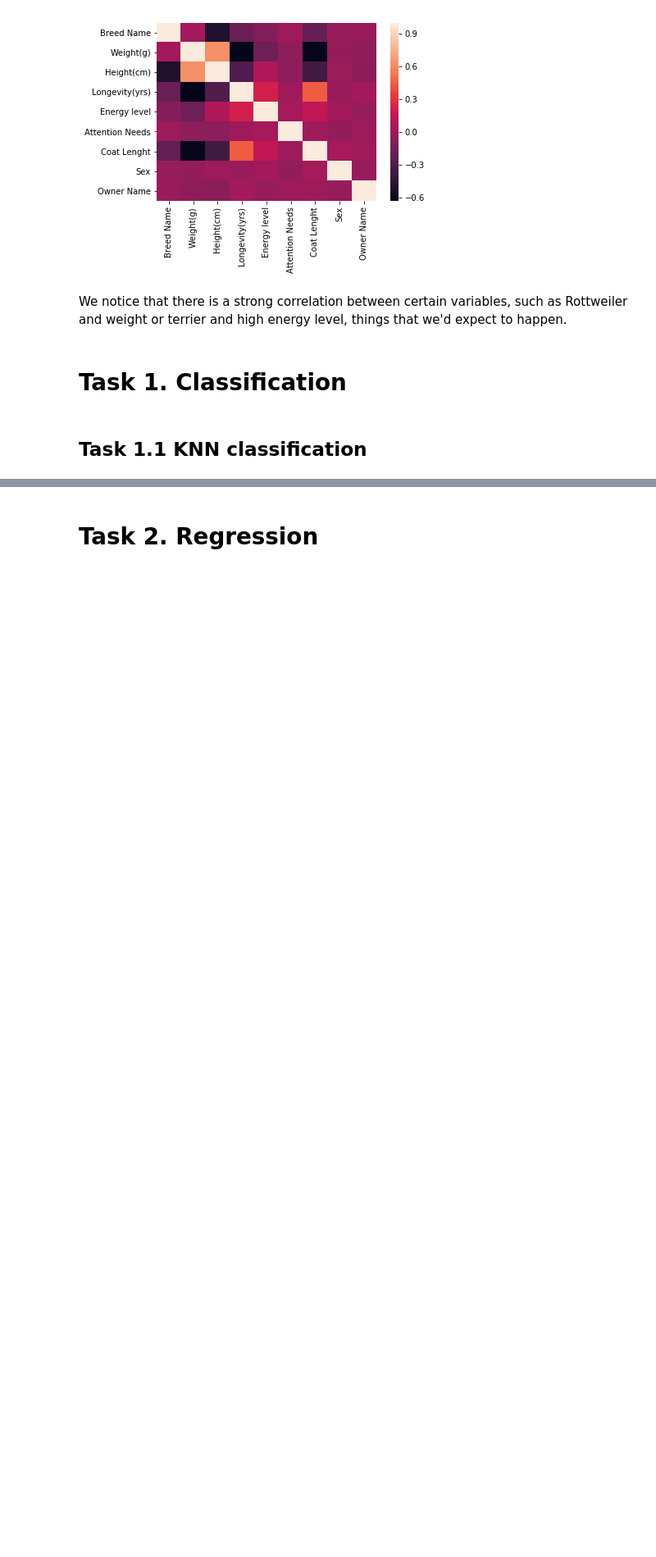
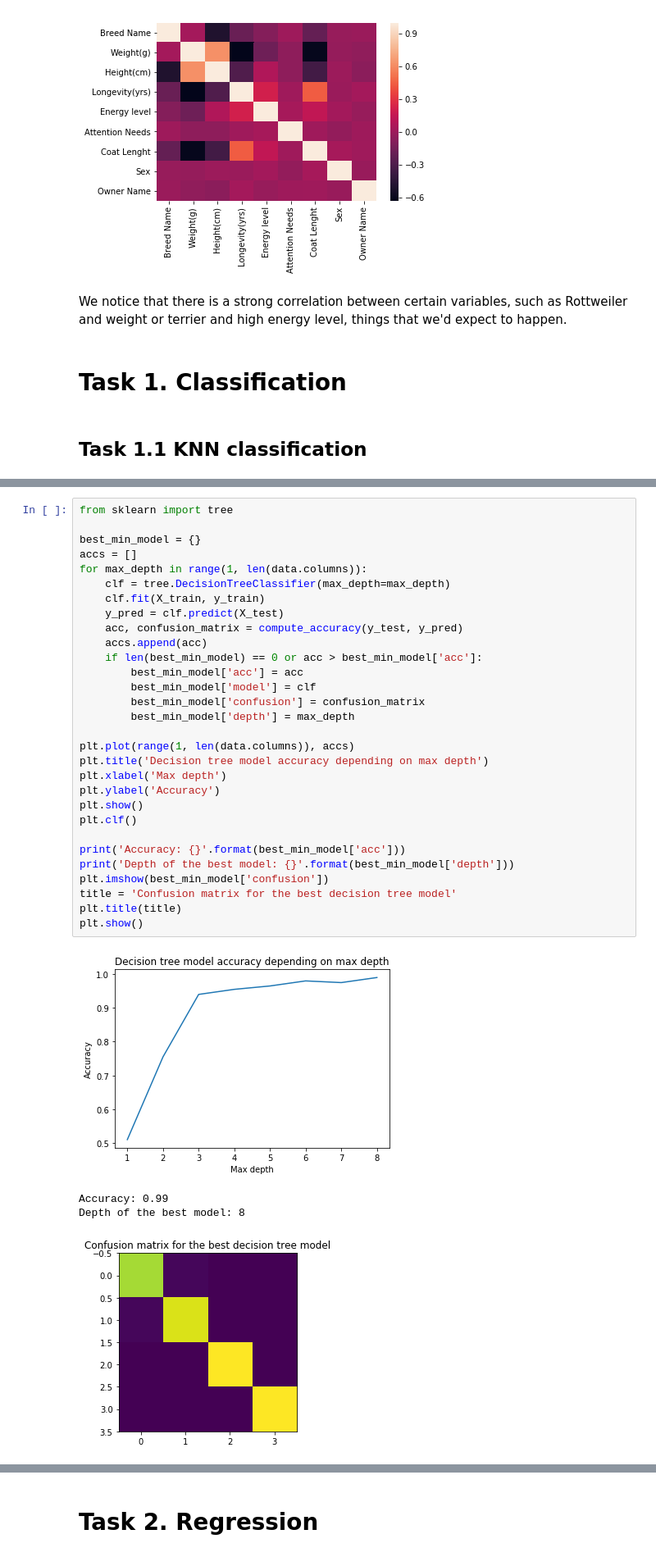
Before and after one commit to AndreeaMusat/machine_learning, a Jupyter notebook: regression-and-knn/dogs.ipynb, the cells around one changed output, grey strips where cells are left out. Shown: that part at 82% size. Drawn from its saved outputs; the diff is of its cells as text; blank space fills up the shorter version.

```diff
--- a/regression-and-knn/dogs.ipynb
+++ b/regression-and-knn/dogs.ipynb
@@ -151,0 +172,35 @@ for dist_type in ['euclidean', 'manhattan']:
+# %%
+from sklearn import tree
+
+best_min_model = {}
+accs = []
+for max_depth in range(1, len(data.columns)):
+    clf = tree.DecisionTreeClassifier(max_depth=max_depth)
+    clf.fit(X_train, y_train)
+    y_pred = clf.predict(X_test)
+    acc, confusion_matrix = compute_accuracy(y_test, y_pred)
+    accs.append(acc)
+    if len(best_min_model) == 0 or acc > best_min_model['acc']:
+        best_min_model['acc'] = acc
+        best_min_model['model'] = clf
+        best_min_model['confusion'] = confusion_matrix
+        best_min_model['depth'] = max_depth
+
+plt.plot(range(1, len(data.columns)), accs)
+plt.title('Decision tree model accuracy depending on max depth')
+plt.xlabel('Max depth')
+plt.ylabel('Accuracy')
+plt.show()
+plt.clf()
+
+print('Accuracy: {}'.format(best_min_model['acc']))
+print('Depth of the best model: {}'.format(best_min_model['depth']))
+plt.imshow(best_min_model['confusion'])
+title = 'Confusion matrix for the best decision tree model'
+plt.title(title)
+plt.show()
+# %% [output]
+[figure, added]
+Accuracy: 0.99
+Depth of the best model: 8
+[figure, added]
```
Also changed, not shown: parts of 27 cells of this notebook.
